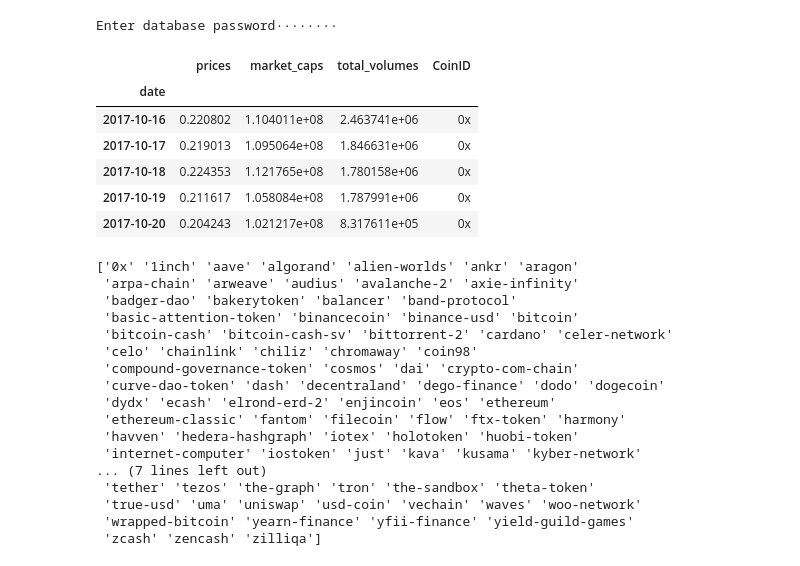
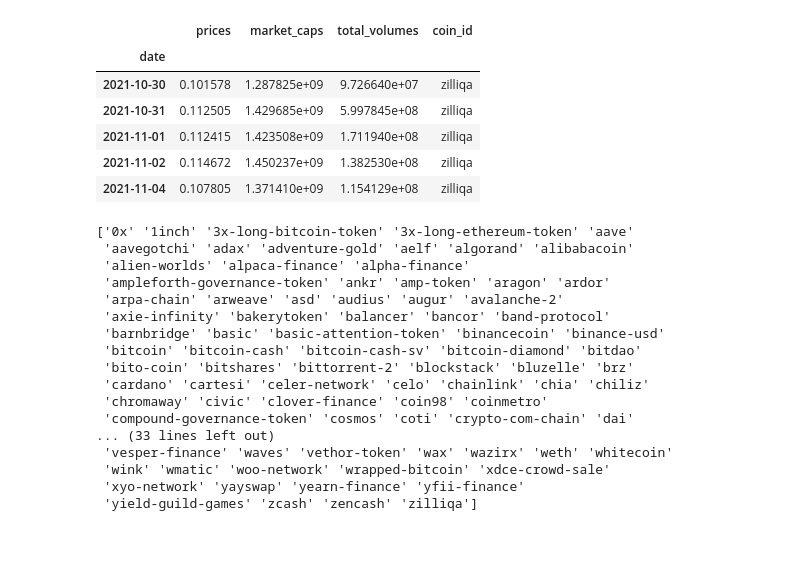
Before and after one commit to kcarter98/CryptoAnalysis, a Jupyter notebook: crypto_ml_model.ipynb, the cells around one changed output. Saved outputs shown, nothing was run; the diff lists cells and outputs as text; code cells hidden in the pictures.

Commit message:
Completed features table

```diff
--- a/crypto_ml_model.ipynb
+++ b/crypto_ml_model.ipynb
@@ -209,45 +164,43 @@ def find_targets(df):
 
 # Store environmental variable
 from getpass import getpass
-db_password = getpass('Enter database password')
+db_password = 'Lincoln100!'
-# %% [output]
-Enter database password········
 # %%
 # Create engine link to db
 db_string = f"postgresql://postgres:{db_password}@127.0.0.1:5432/CryptoAnalysisdb"
 engine = create_engine(db_string)
 
 # Import data into dataframe
 df = pd.read_sql('SELECT * FROM historical_market_data;', con=engine).set_index('date')
-df.head()
+df.tail()
 # %% [output]
-|  | prices | market_caps | total_volumes | CoinID |
+|  | prices | market_caps | total_volumes | coin_id |
 | date |  |  |  |  |
-| 2017-10-16 | 0.220802 | 1.104011e+08 | 2.463741e+06 | 0x |
-| 2017-10-17 | 0.219013 | 1.095064e+08 | 1.846631e+06 | 0x |
-| 2017-10-18 | 0.224353 | 1.121765e+08 | 1.780158e+06 | 0x |
-| 2017-10-19 | 0.211617 | 1.058084e+08 | 1.787991e+06 | 0x |
-| 2017-10-20 | 0.204243 | 1.021217e+08 | 8.317611e+05 | 0x |
+| 2021-10-30 | 0.101578 | 1.287825e+09 | 9.726640e+07 | zilliqa |
+| 2021-10-31 | 0.112505 | 1.429685e+09 | 5.997845e+08 | zilliqa |
+| 2021-11-01 | 0.112415 | 1.423508e+09 | 1.711940e+08 | zilliqa |
+| 2021-11-02 | 0.114672 | 1.450237e+09 | 1.382530e+08 | zilliqa |
+| 2021-11-04 | 0.107805 | 1.371410e+09 | 1.154129e+08 | zilliqa |
 # %%
 # Retrieve List of Currencies
-currency_list = df['CoinID'].unique()
+currency_list = df['coin_id'].unique()
 print(currency_list)
 # %% [output]
-['0x' '1inch' 'aave' 'algorand' 'alien-worlds' 'ankr' 'aragon'
- 'arpa-chain' 'arweave' 'audius' 'avalanche-2' 'axie-infinity'
- 'badger-dao' 'bakerytoken' 'balancer' 'band-protocol'
- 'basic-attention-token' 'binancecoin' 'binance-usd' 'bitcoin'
- 'bitcoin-cash' 'bitcoin-cash-sv' 'bittorrent-2' 'cardano' 'celer-network'
- 'celo' 'chainlink' 'chiliz' 'chromaway' 'coin98'
- 'compound-governance-token' 'cosmos' 'dai' 'crypto-com-chain'
- 'curve-dao-token' 'dash' 'decentraland' 'dego-finance' 'dodo' 'dogecoin'
- 'dydx' 'ecash' 'elrond-erd-2' 'enjincoin' 'eos' 'ethereum'
- 'ethereum-classic' 'fantom' 'filecoin' 'flow' 'ftx-token' 'harmony'
- 'havven' 'hedera-hashgraph' 'iotex' 'holotoken' 'huobi-token'
- 'internet-computer' 'iostoken' 'just' 'kava' 'kusama' 'kyber-network'
-... (7 lines left out)
- 'tether' 'tezos' 'the-graph' 'tron' 'the-sandbox' 'theta-token'
- 'true-usd' 'uma' 'uniswap' 'usd-coin' 'vechain' 'waves' 'woo-network'
- 'wrapped-bitcoin' 'yearn-finance' 'yfii-finance' 'yield-guild-games'
- 'zcash' 'zencash' 'zilliqa']
+['0x' '1inch' '3x-long-bitcoin-token' '3x-long-ethereum-token' 'aave'
+ 'aavegotchi' 'adax' 'adventure-gold' 'aelf' 'algorand' 'alibabacoin'
+ 'alien-worlds' 'alpaca-finance' 'alpha-finance'
+ 'ampleforth-governance-token' 'ankr' 'amp-token' 'aragon' 'ardor'
+ 'arpa-chain' 'arweave' 'asd' 'audius' 'augur' 'avalanche-2'
+ 'axie-infinity' 'bakerytoken' 'balancer' 'bancor' 'band-protocol'
+ 'barnbridge' 'basic' 'basic-attention-token' 'binancecoin' 'binance-usd'
+ 'bitcoin' 'bitcoin-cash' 'bitcoin-cash-sv' 'bitcoin-diamond' 'bitdao'
+ 'bito-coin' 'bitshares' 'bittorrent-2' 'blockstack' 'bluzelle' 'brz'
+ 'cardano' 'cartesi' 'celer-network' 'celo' 'chainlink' 'chia' 'chiliz'
+ 'chromaway' 'civic' 'clover-finance' 'coin98' 'coinmetro'
+ 'compound-governance-token' 'cosmos' 'coti' 'crypto-com-chain' 'dai'
+... (33 lines left out)
+ 'vesper-finance' 'waves' 'vethor-token' 'wax' 'wazirx' 'weth' 'whitecoin'
+ 'wink' 'wmatic' 'woo-network' 'wrapped-bitcoin' 'xdce-crowd-sale'
+ 'xyo-network' 'yayswap' 'yearn-finance' 'yfii-finance'
+ 'yield-guild-games' 'zcash' 'zencash' 'zilliqa']
 # %%
```
Also changed, not shown: parts of 8 cells of this notebook, 2 other files.
